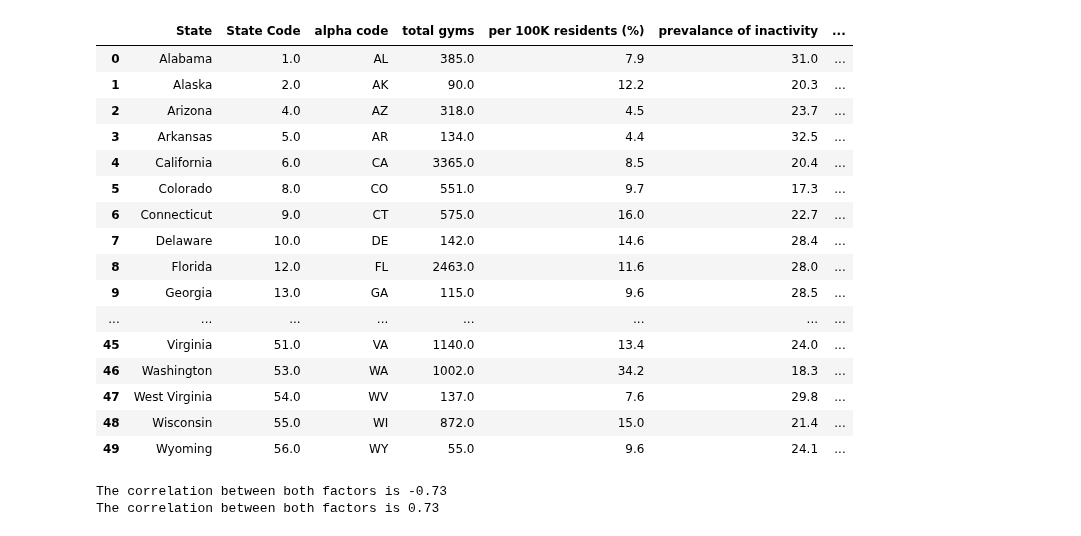
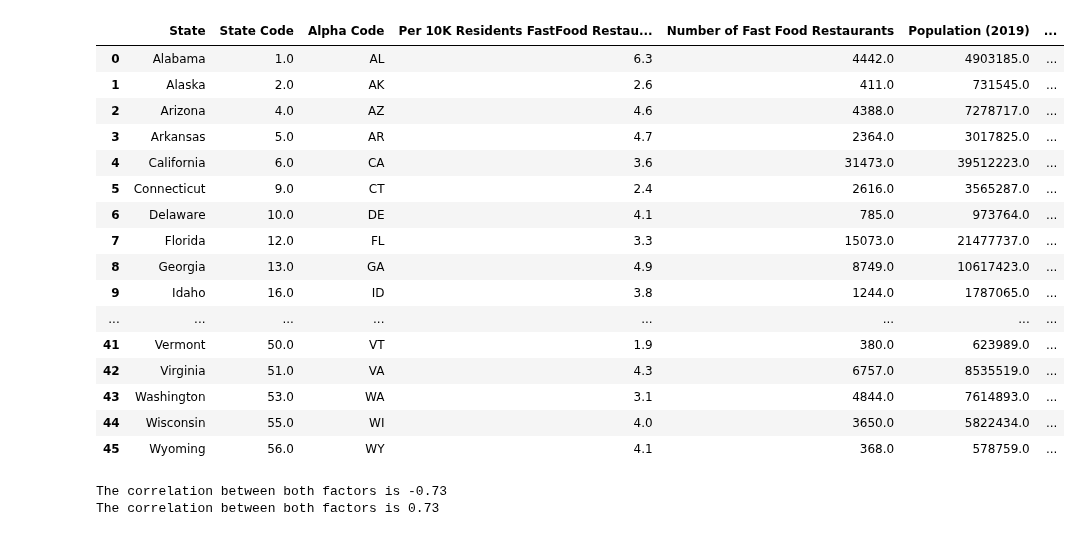
Before and after one commit to rajeshnair1984/Project_Obesity, a Jupyter notebook: ob_vs_pactive.ipynb, the cells around one changed output. Drawn from its saved outputs; the diff is of its cells as text; code cells hidden in the pictures.

```diff
--- a/ob_vs_pactive.ipynb
+++ b/ob_vs_pactive.ipynb
@@ -12,51 +12,59 @@ gym_data = pd.read_csv("data_sources/US_states_gyms_2019.csv")
 pactive_data = pd.read_csv("data_sources/physical_activeness_states_2019.csv")
 statelatlong = pd.read_csv("data_sources/statelatlong.csv") #for maps
 
 #merge gym data and physical activeness data, dropping duplicated columns then rename
 activeness_df = pd.merge(gym_data, pactive_data, on='alpha code', how='right')
 activeness_df = activeness_df.drop(columns=['state_y', 'state code_y'])
 activeness_df.rename(columns ={'state_x': 'State','state code_x': 'State Code'}, inplace = True)
 activeness_df['State'] = activeness_df['State'].str.title() #capitalise State names so can be merged with obesity_data
 
 get_data('Obesity')
 
 obesity_data = pd.read_csv("data_sources/obtained_data_Obesity.csv")
 obesity_data
 #checking with obesity_data before renaming and dropping unwanted rows and columns
 obesity_data.rename(columns={'State Name':'State', 'Value': 'Obesity'}, inplace = True) # rename column NAME to State to match up with activeness_df
 obesity_data = obesity_data.drop(columns=['Report Type', 'Measure Name', 'Score', 'Lower CI', 'Upper CI', 'Source', 'Source Year', 'Rank', 'Edition']) #don't need these, dropping them
 obesity_data= obesity_data.drop([50,51]) #dropping index number for District of Columbia and United States
 
 statelatlong.rename(columns={'state':'State'}, inplace = True) #preparing statelatlong for merging
 statelatlong = statelatlong.drop(columns=['abbreviation']) #not needed as other DF already have this data
 
 #merge activeness_df with obesity_data
 obesevactive_df = pd.merge(activeness_df, obesity_data, how='outer')
 obesevactive_df = pd.merge(obesevactive_df, statelatlong, how ='outer')
 obesevactive_df.reset_index(drop=True, inplace=True)
 obesevactive_df = obesevactive_df.drop([50]) #index 50 is District of Columbia, don't need this data
 
 #output csv file
 obesevactive_df.to_csv('data_sources\obese_vs_activeness.csv',index = False, header=True)
-obesevactive_df
+
+
+#importing obesity data from FastFood_FinalData.ipynb
+fastfood_data = pd.read_csv('data_sources\FastFood_vs_Obesity.csv')
+
+obesevactive_df['Population'] = fastfood_data['Population (2019)']
+obesevactive_df['No. Of FF Restaurants'] = fastfood_data['Number of Fast Food Restaurants ']
+
+fastfood_data
 # %% [output]
-|  | State | State Code | alpha code | total gyms | per 100K residents (%) | prevalance of inactivity | ... |
-| 0 | Alabama | 1.0 | AL | 385.0 | 7.9 | 31.0 | ... |
-| 1 | Alaska | 2.0 | AK | 90.0 | 12.2 | 20.3 | ... |
-| 2 | Arizona | 4.0 | AZ | 318.0 | 4.5 | 23.7 | ... |
-| 3 | Arkansas | 5.0 | AR | 134.0 | 4.4 | 32.5 | ... |
-| 4 | California | 6.0 | CA | 3365.0 | 8.5 | 20.4 | ... |
-| 5 | Colorado | 8.0 | CO | 551.0 | 9.7 | 17.3 | ... |
-| 6 | Connecticut | 9.0 | CT | 575.0 | 16.0 | 22.7 | ... |
-| 7 | Delaware | 10.0 | DE | 142.0 | 14.6 | 28.4 | ... |
-| 8 | Florida | 12.0 | FL | 2463.0 | 11.6 | 28.0 | ... |
-| 9 | Georgia | 13.0 | GA | 115.0 | 9.6 | 28.5 | ... |
+|  | State | State Code | Alpha Code | Per 10K Residents FastFood Restau... | Number of Fast Food Restaurants | Population (2019) | ... |
+| 0 | Alabama | 1.0 | AL | 6.3 | 4442.0 | 4903185.0 | ... |
+| 1 | Alaska | 2.0 | AK | 2.6 | 411.0 | 731545.0 | ... |
+| 2 | Arizona | 4.0 | AZ | 4.6 | 4388.0 | 7278717.0 | ... |
+| 3 | Arkansas | 5.0 | AR | 4.7 | 2364.0 | 3017825.0 | ... |
+| 4 | California | 6.0 | CA | 3.6 | 31473.0 | 39512223.0 | ... |
+| 5 | Connecticut | 9.0 | CT | 2.4 | 2616.0 | 3565287.0 | ... |
+| 6 | Delaware | 10.0 | DE | 4.1 | 785.0 | 973764.0 | ... |
+| 7 | Florida | 12.0 | FL | 3.3 | 15073.0 | 21477737.0 | ... |
+| 8 | Georgia | 13.0 | GA | 4.9 | 8749.0 | 10617423.0 | ... |
+| 9 | Idaho | 16.0 | ID | 3.8 | 1244.0 | 1787065.0 | ... |
 | ... | ... | ... | ... | ... | ... | ... | ... |
-| 45 | Virginia | 51.0 | VA | 1140.0 | 13.4 | 24.0 | ... |
-| 46 | Washington | 53.0 | WA | 1002.0 | 34.2 | 18.3 | ... |
-| 47 | West Virginia | 54.0 | WV | 137.0 | 7.6 | 29.8 | ... |
-| 48 | Wisconsin | 55.0 | WI | 872.0 | 15.0 | 21.4 | ... |
-| 49 | Wyoming | 56.0 | WY | 55.0 | 9.6 | 24.1 | ... |
+| 41 | Vermont | 50.0 | VT | 1.9 | 380.0 | 623989.0 | ... |
+| 42 | Virginia | 51.0 | VA | 4.3 | 6757.0 | 8535519.0 | ... |
+| 43 | Washington | 53.0 | WA | 3.1 | 4844.0 | 7614893.0 | ... |
+| 44 | Wisconsin | 55.0 | WI | 4.0 | 3650.0 | 5822434.0 | ... |
+| 45 | Wyoming | 56.0 | WY | 4.1 | 368.0 | 578759.0 | ... |
 # %%
 #let's try to see if the CDC is right on physical activeness by identifying the relationship between activeness and obesity
 size = [2*n for n in range(len(obesevactive_df['Obesity']))]
```
Also changed, not shown: parts of 1 cell of this notebook.
